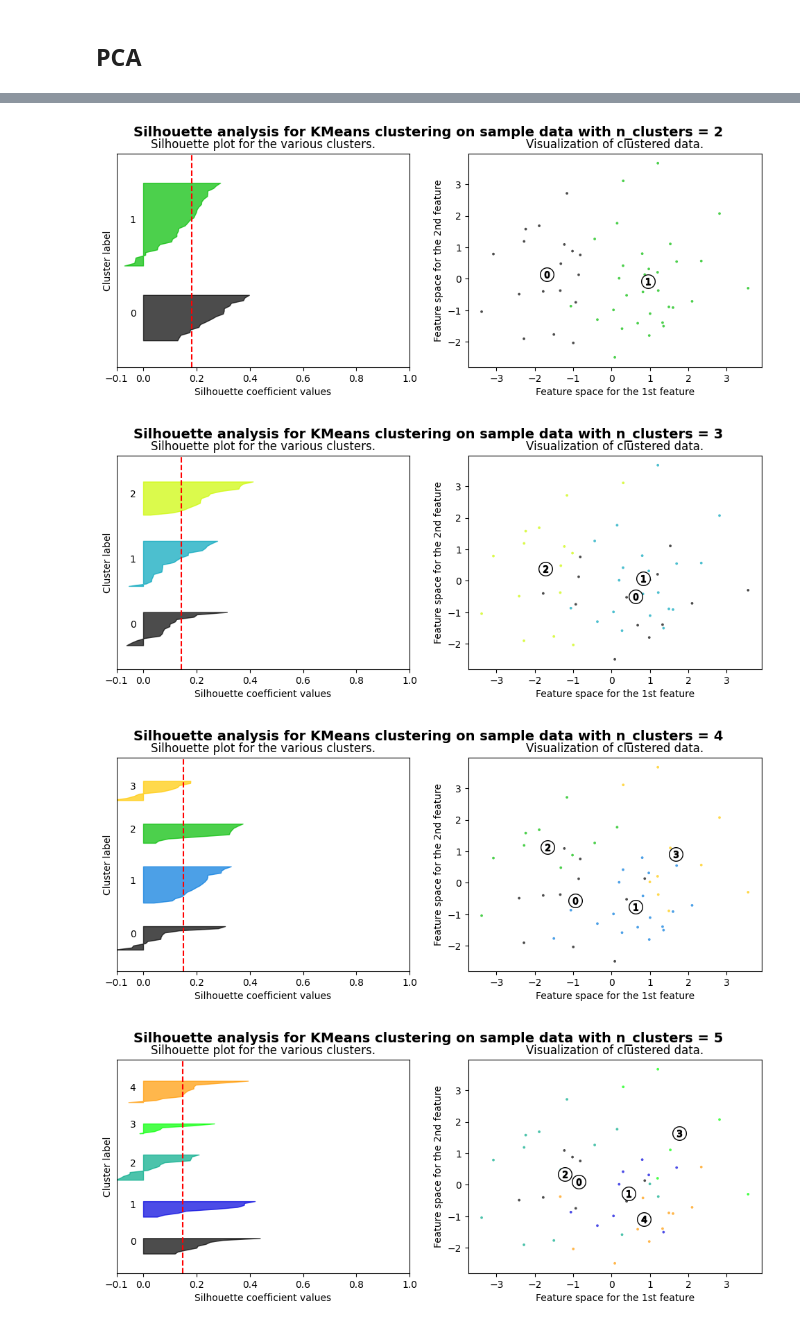
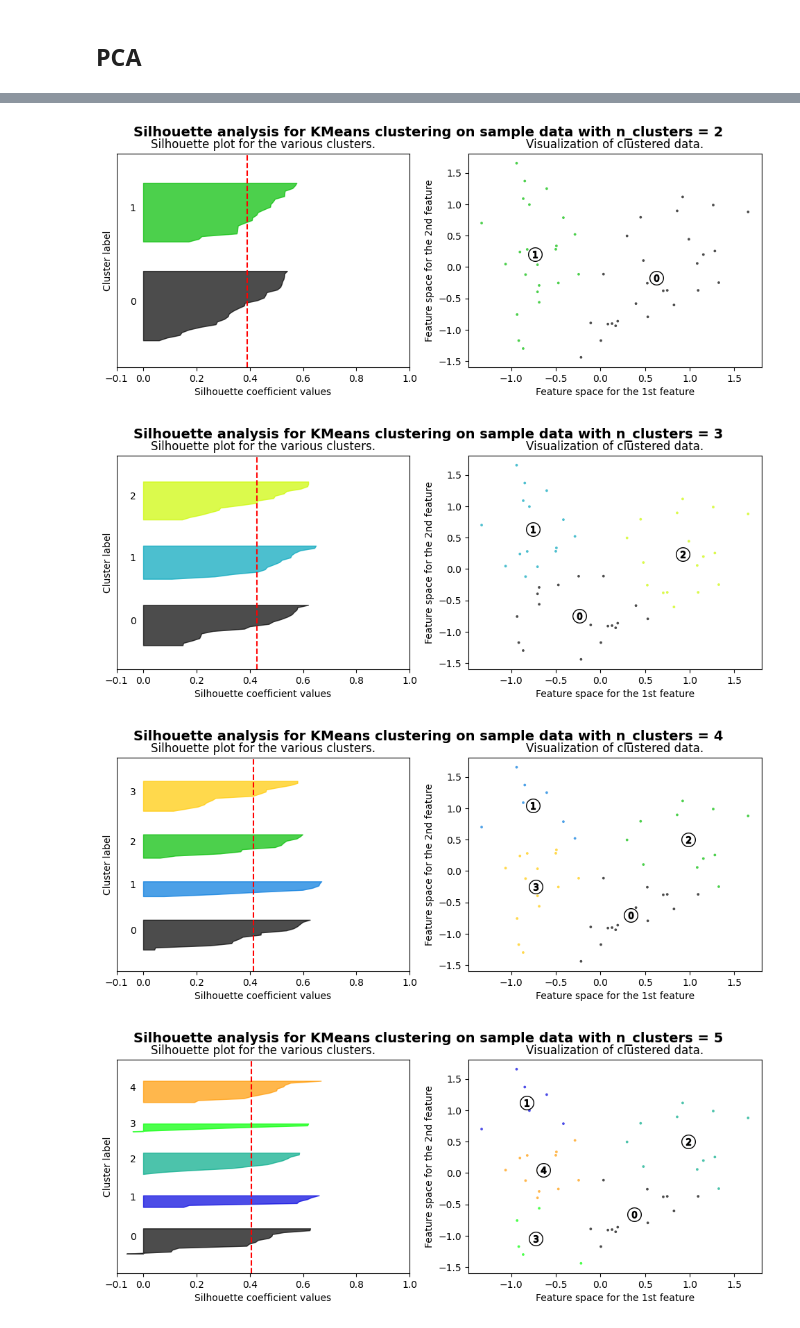
Before and after one commit to esoto15/research-summer-2024, a Jupyter notebook: Text_Tone_Analysis_with_KMeans.ipynb, the cells around one changed output, grey strips where cells are left out. Drawn from its saved outputs; the diff is of its cells as text; code cells hidden in the pictures.

```diff
--- a/Text_Tone_Analysis_with_KMeans.ipynb
+++ b/Text_Tone_Analysis_with_KMeans.ipynb
@@ -148,0 +181,4 @@ Cophenetic correlation coefficient: 0.5007466560415824
+# %%
+# Calculate cophenetic correlation coefficient
+c, coph_dists = cophenet(Z, pdist(tones_encoded))
+print(f"Cophenetic Correlation Coefficient: {c}")
@@ -229,0 +262,6 @@ array(['Empathetic', 'Original', 'Persuasive', 'Simplier'], dtype=object)
+# %%
+# Create an instance of KMeans with the desired number of clusters
+kmeans = KMeans(n_clusters=6, random_state=42, n_init=50, max_iter=500)
+
+# Fit the KMeans model to the tones_encoded dataset
+kmeans.fit(tones_encoded)
@@ -247,15 +312,0 @@ plt.show()
-# %%
-# Define the number of clusters
-num_clusters = 4
-
-# Create an instance of the KMeans model
-kmeans = KMeans(n_clusters=num_clusters, n_init='auto')
-
-# Fit the model to the data
-kmeans.fit(tones)
-
-# Get the cluster labels for each data point
-labels = kmeans.labels_
-
-# Get the cluster centers
-centers = kmeans.cluster_centers_
@@ -262,8 +315,8 @@ centers = kmeans.cluster_centers_
 # %% [markdown]
 ## PCA
 # %%
-pca = PCA(n_components=5)
-tones_pca = pca.fit_transform(tones)
+pca = PCA(n_components=2)
+tones_pca = pca.fit_transform(tones_encoded)
 
 # Access the principal components
 principal_components = pca.components_
@@ -300,7 +357,6 @@ plt.show()
 # %%
-
 # Range of cluster numbers (K) to evaluate
-range_n_clusters = [2, 3, 4, 5, 6, 7,8,9,10,11]
+range_n_clusters = [2, 3, 4, 5]
 
 for n_clusters in range_n_clusters:
     # Create a subplot with 1 row and 2 columns
@@ -396,4 +446,4 @@ For n_clusters = 11, the average silhouette score is: 0.1805834070342129
-[figure, old version]
+[figure, new version]
-[figure, old version]
+[figure, new version]
-[figure, old version]
+[figure, new version]
-[figure, old version]
+[figure, new version]
```
Also changed, not shown: parts of 43 cells of this notebook, 1 other file.
